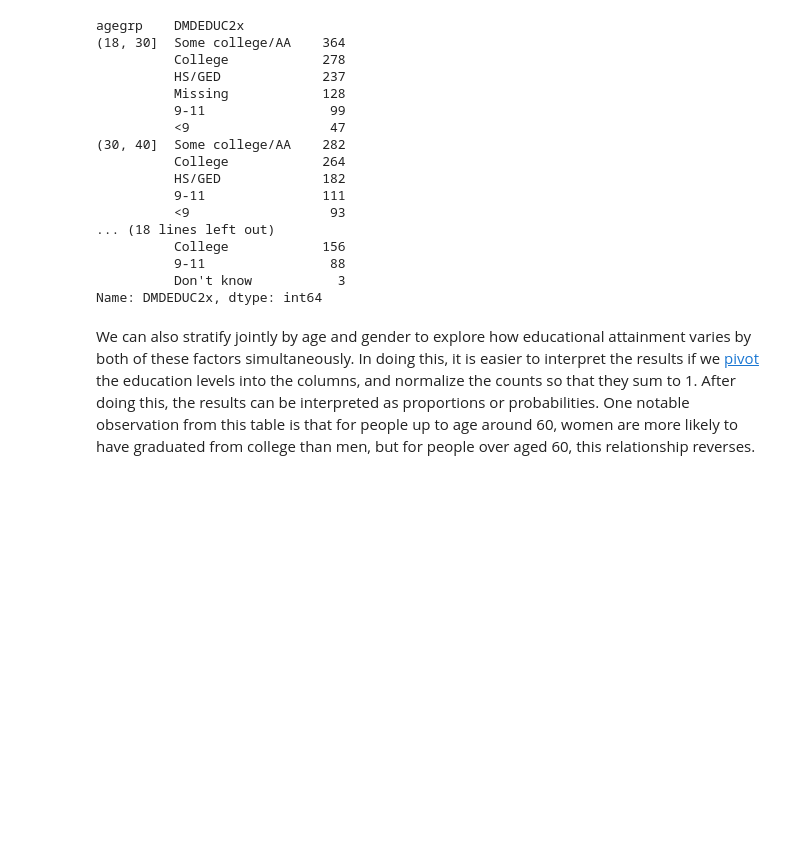
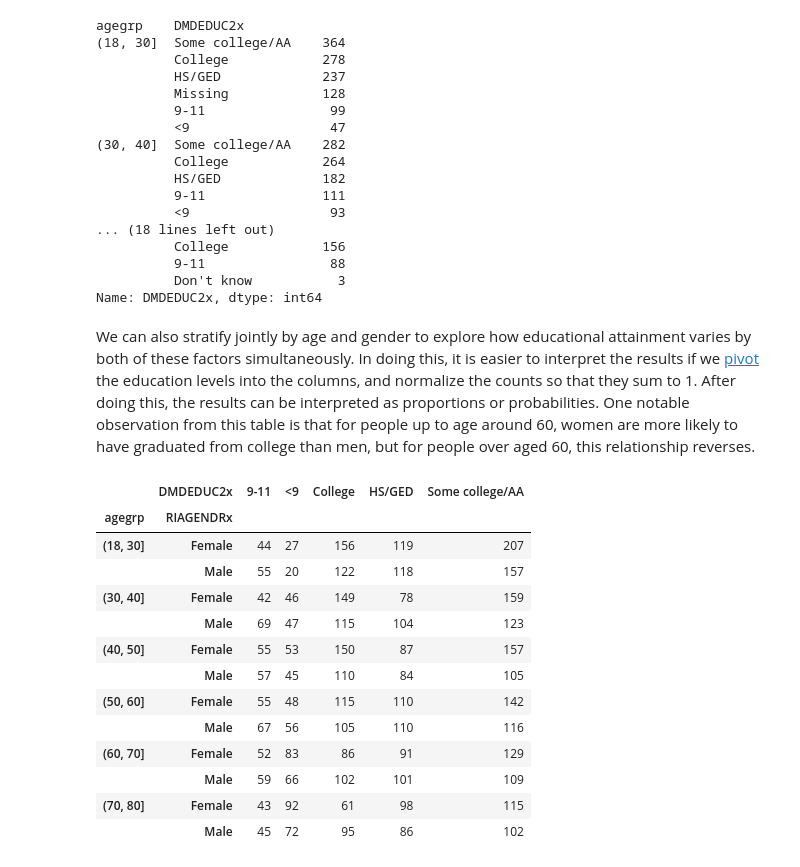
Before and after one commit to elsayedg/Statistics-with-Python-Specialization, a Jupyter notebook: 1_Understanding and Visualizing Data with Python/WEEK 2 - UNIVARIATE DATA/3- nhanes_univariate_analyses.ipynb, the cells around one changed output. Saved outputs shown, nothing was run; the diff lists cells and outputs as text; code cells hidden in the pictures; blank space fills up the shorter version.

```diff
--- a/1_Understanding and Visualizing Data with Python/WEEK 2 - UNIVARIATE DATA/3- nhanes_univariate_analyses.ipynb
+++ b/1_Understanding and Visualizing Data with Python/WEEK 2 - UNIVARIATE DATA/3- nhanes_univariate_analyses.ipynb
@@ -240,6 +242,26 @@ agegrp    DMDEDUC2x
 Name: DMDEDUC2x, dtype: int64
 # %% [markdown]
 We can also stratify jointly by age and gender to explore how educational attainment varies by both of these factors simultaneously.  In doing this, it is easier to interpret the results if we [pivot](https://pandas.pydata.org/pandas-docs/stable/reshaping.html#reshaping-by-stacking-and-unstacking) the education levels into the columns, and normalize the counts so that they sum to 1.  After doing this, the results can be interpreted as proportions or probabilities.  One notable observation from this table is that for people up to age around 60, women are more likely to have graduated from college than men, but for people over aged 60, this relationship reverses.
+# %%
+dx = da.loc[~da.DMDEDUC2x.isin(["Don't know", "Missing"]), :]  # Eliminate rare/missing values
+dx = dx.groupby(["agegrp", "RIAGENDRx"])["DMDEDUC2x"]
+dx = dx.value_counts()
+dx.unstack()
+# %% [output]
+|  | DMDEDUC2x | 9-11 | <9 | College | HS/GED | Some college/AA |
+| agegrp | RIAGENDRx |  |  |  |  |  |
+| (18, 30] | Female | 44 | 27 | 156 | 119 | 207 |
+|  | Male | 55 | 20 | 122 | 118 | 157 |
+| (30, 40] | Female | 42 | 46 | 149 | 78 | 159 |
+|  | Male | 69 | 47 | 115 | 104 | 123 |
+| (40, 50] | Female | 55 | 53 | 150 | 87 | 157 |
+|  | Male | 57 | 45 | 110 | 84 | 105 |
+| (50, 60] | Female | 55 | 48 | 115 | 110 | 142 |
+|  | Male | 67 | 56 | 105 | 110 | 116 |
+| (60, 70] | Female | 52 | 83 | 86 | 91 | 129 |
+|  | Male | 59 | 66 | 102 | 101 | 109 |
+| (70, 80] | Female | 43 | 92 | 61 | 98 | 115 |
+|  | Male | 45 | 72 | 95 | 86 | 102 |
 # %%
 dx = da.loc[~da.DMDEDUC2x.isin(["Don't know", "Missing"]), :]  # Eliminate rare/missing values
 dx = dx.groupby(["agegrp", "RIAGENDRx"])["DMDEDUC2x"]
```
Also changed, not shown: parts of 9 cells of this notebook, 2 other files.
